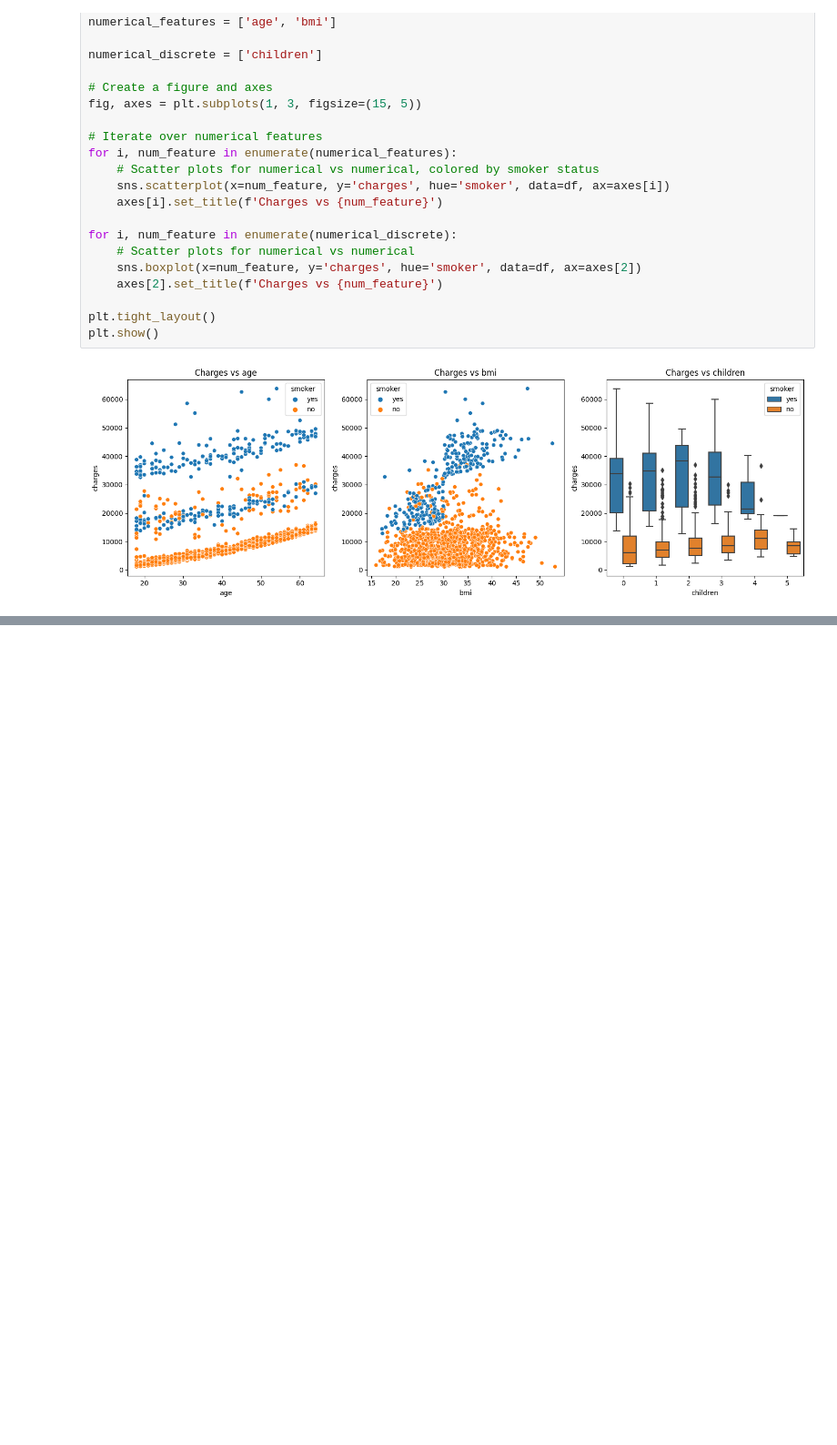
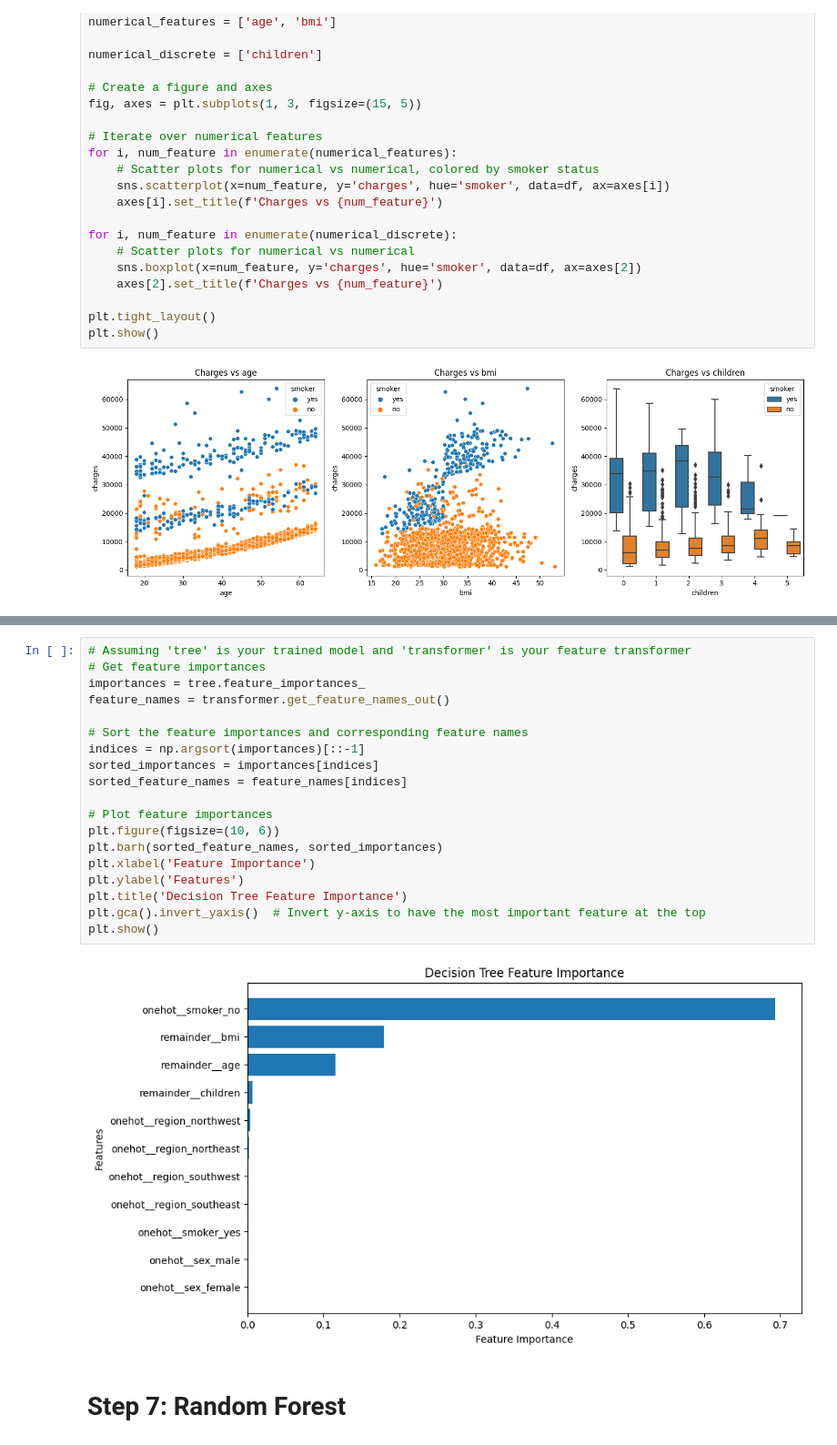
Before and after one commit to mukherjeesrijit/data-science-projects, a Jupyter notebook: us-medical-insurance-project.ipynb, the cells around one changed output, grey strips where cells are left out. Shown at 91% size. Drawn from its saved outputs; the diff is of its cells as text; blank space fills up the shorter version.

```diff
--- a/us-medical-insurance-project.ipynb
+++ b/us-medical-insurance-project.ipynb
@@ -177,0 +290,23 @@ plt.show()
+# %%
+# Assuming 'tree' is your trained model and 'transformer' is your feature transformer
+# Get feature importances
+importances = tree.feature_importances_
+feature_names = transformer.get_feature_names_out()
+
+# Sort the feature importances and corresponding feature names
+indices = np.argsort(importances)[::-1]
+sorted_importances = importances[indices]
+sorted_feature_names = feature_names[indices]
+
+# Plot feature importances
+plt.figure(figsize=(10, 6))
+plt.barh(sorted_feature_names, sorted_importances)
+plt.xlabel('Feature Importance')
+plt.ylabel('Features')
+plt.title('Decision Tree Feature Importance')
+plt.gca().invert_yaxis()  # Invert y-axis to have the most important feature at the top
+plt.show()
+# %% [output]
+[figure, added]
+# %% [markdown]
+# Step 7: Random Forest
```
Also changed, not shown: parts of 14 cells of this notebook.
